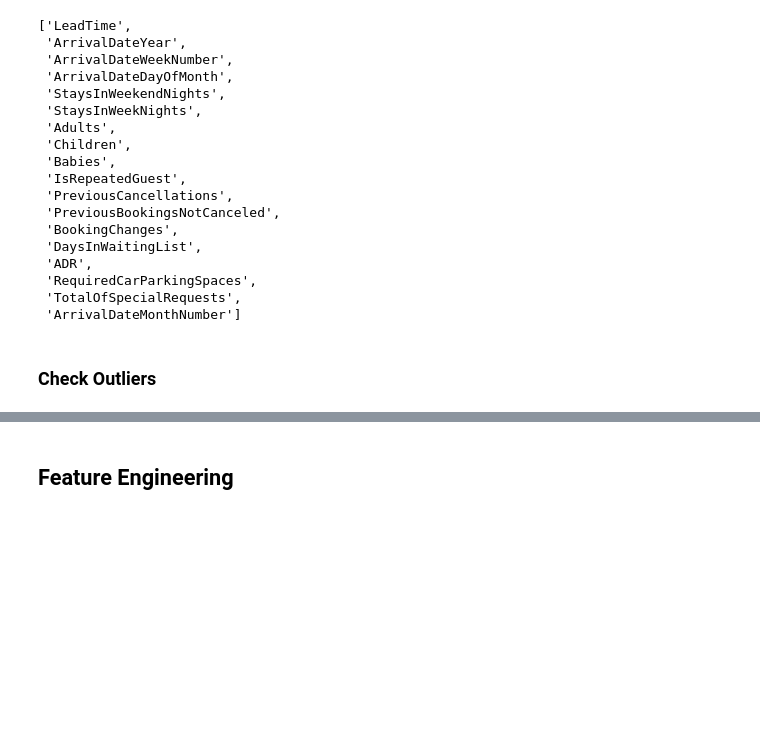
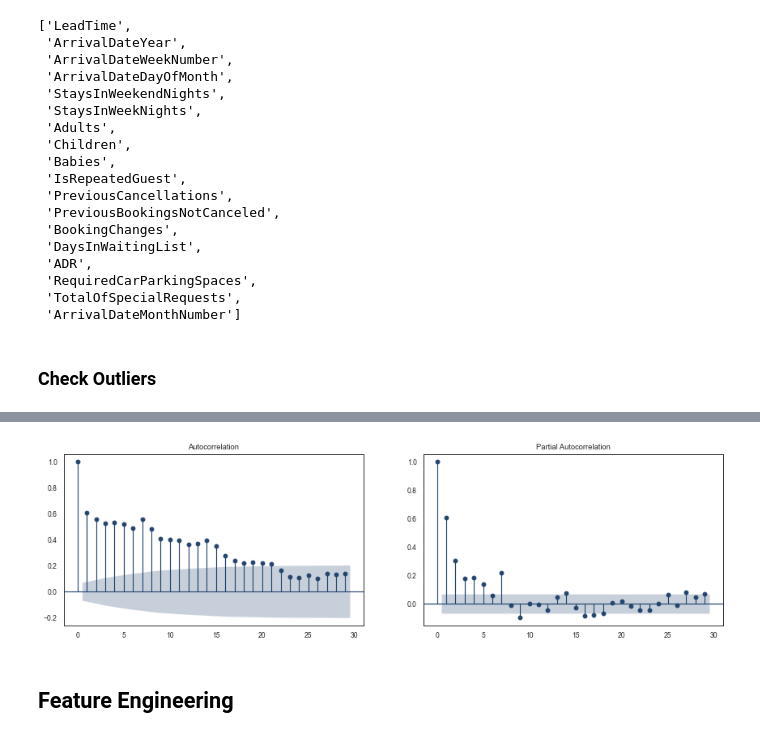
Before and after one commit to MarjorieKinney/bc2, a Jupyter notebook: wip/f/BC2-FP.ipynb, the cells around one changed output, grey strips where cells are left out. Saved outputs shown, nothing was run; the diff lists cells and outputs as text; code cells hidden in the pictures; blank space fills up the shorter version.

```diff
--- a/wip/f/BC2-FP.ipynb
+++ b/wip/f/BC2-FP.ipynb
@@ -343,0 +456,12 @@ num_feats
+# %%
+endog = df_ts2['percentCanceled']
+endog.index = pd.period_range('2015-07-01','2017-08-31',freq='D')
+# %%
+fig, axes = plt.subplots(1, 2, figsize=(15,4))
+
+sm.graphics.tsa.plot_acf(endog, ax=axes[0])
+sm.graphics.tsa.plot_pacf(endog, method="ywm", ax=axes[1])
+
+plt.show()
+# %% [output]
+[figure, added]
```
Also changed, not shown: parts of 29 cells of this notebook, 1 other file.
